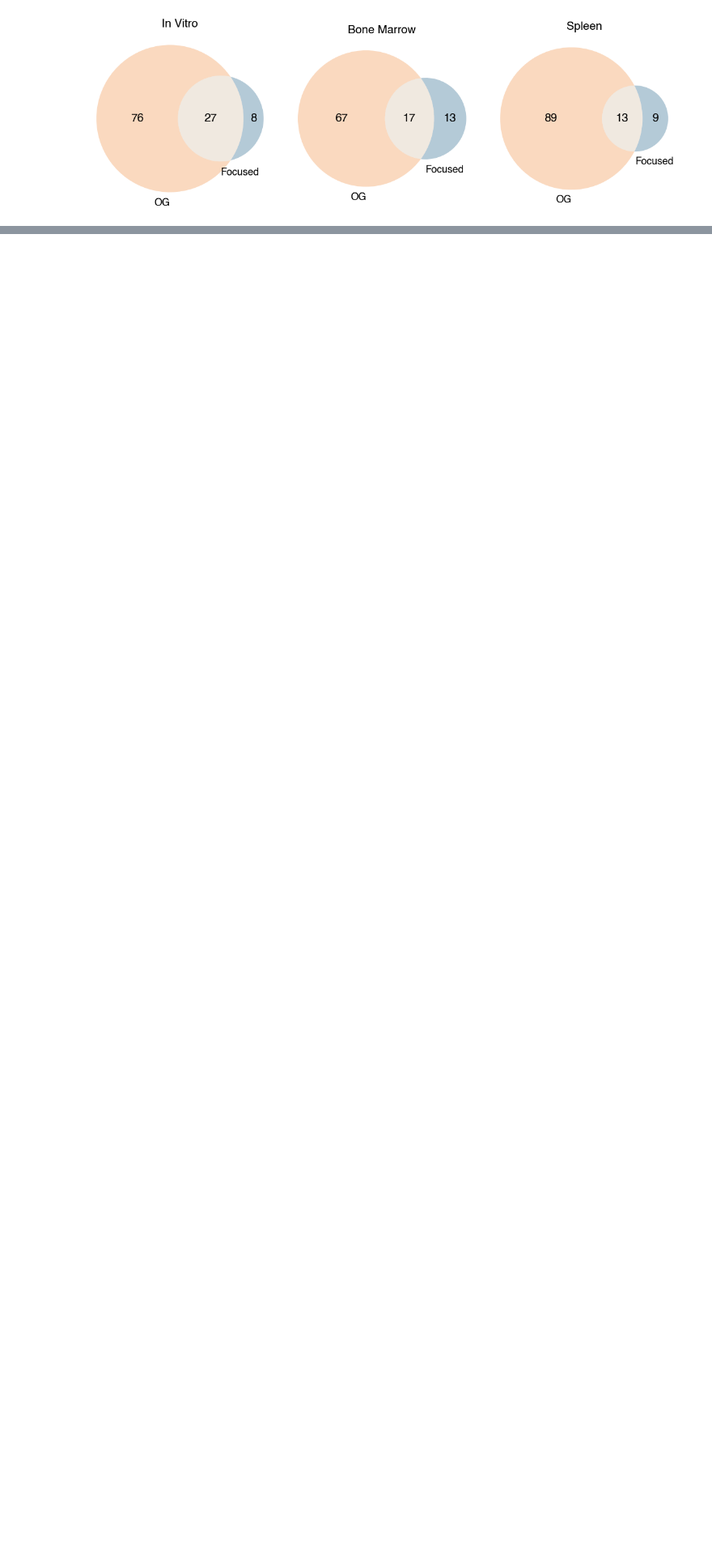
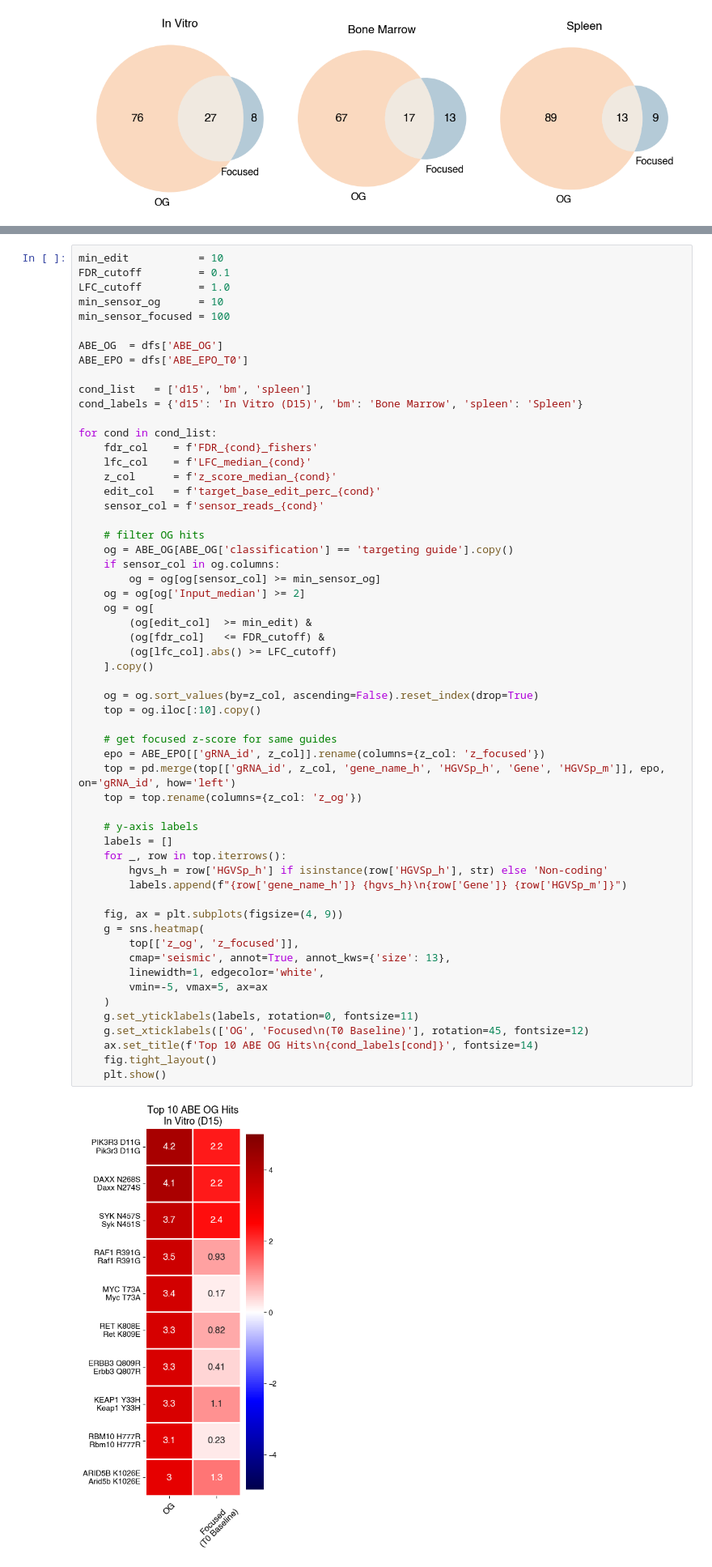
Before and after one commit to kexindon/B-ALL-in-vivo-base-editing, a Jupyter notebook: figure3_CLEANED.ipynb, the cells around one changed output, grey strips where cells are left out. Shown at 81% size. Cells and saved outputs as stored; diff of their text form; blank space fills up the shorter version.

Commit message:
updated figure 3

```diff
--- a/figure3_CLEANED.ipynb
+++ b/figure3_CLEANED.ipynb
@@ -342,0 +345,59 @@ morx NOT subset; don't know how to subset; dropped
+# %%
+min_edit           = 10
+FDR_cutoff         = 0.1
+LFC_cutoff         = 1.0
+min_sensor_og      = 10
+min_sensor_focused = 100
+
+ABE_OG  = dfs['ABE_OG']
+ABE_EPO = dfs['ABE_EPO_T0']
+
+cond_list   = ['d15', 'bm', 'spleen']
+cond_labels = {'d15': 'In Vitro (D15)', 'bm': 'Bone Marrow', 'spleen': 'Spleen'}
+
+for cond in cond_list:
+    fdr_col    = f'FDR_{cond}_fishers'
+    lfc_col    = f'LFC_median_{cond}'
+    z_col      = f'z_score_median_{cond}'
+    edit_col   = f'target_base_edit_perc_{cond}'
+    sensor_col = f'sensor_reads_{cond}'
+
+    # filter OG hits
+    og = ABE_OG[ABE_OG['classification'] == 'targeting guide'].copy()
+    if sensor_col in og.columns:
+        og = og[og[sensor_col] >= min_sensor_og]
+    og = og[og['Input_median'] >= 2]
+    og = og[
+        (og[edit_col]  >= min_edit) &
+        (og[fdr_col]   <= FDR_cutoff) &
+        (og[lfc_col].abs() >= LFC_cutoff)
+    ].copy()
+
+    og = og.sort_values(by=z_col, ascending=False).reset_index(drop=True)
+    top = og.iloc[:10].copy()
+
+    # get focused z-score for same guides
+    epo = ABE_EPO[['gRNA_id', z_col]].rename(columns={z_col: 'z_focused'})
+    top = pd.merge(top[['gRNA_id', z_col, 'gene_name_h', 'HGVSp_h', 'Gene', 'HGVSp_m']], epo, on='gRNA_id', how='left')
+    top = top.rename(columns={z_col: 'z_og'})
+
+    # y-axis labels
+    labels = []
+    for _, row in top.iterrows():
+        hgvs_h = row['HGVSp_h'] if isinstance(row['HGVSp_h'], str) else 'Non-coding'
+        labels.append(f"{row['gene_name_h']} {hgvs_h}\n{row['Gene']} {row['HGVSp_m']}")
+
+    fig, ax = plt.subplots(figsize=(4, 9))
+    g = sns.heatmap(
+        top[['z_og', 'z_focused']],
+        cmap='seismic', annot=True, annot_kws={'size': 13},
+        linewidth=1, edgecolor='white',
+        vmin=-5, vmax=5, ax=ax
+    )
+    g.set_yticklabels(labels, rotation=0, fontsize=11)
+    g.set_xticklabels(['OG', 'Focused\n(T0 Baseline)'], rotation=45, fontsize=12)
+    ax.set_title(f'Top 10 ABE OG Hits\n{cond_labels[cond]}', fontsize=14)
+    fig.tight_layout()
+    plt.show()
+# %% [output]
+[figure, added]
```
Also changed, not shown: parts of 4 cells of this notebook, 1 other file.
